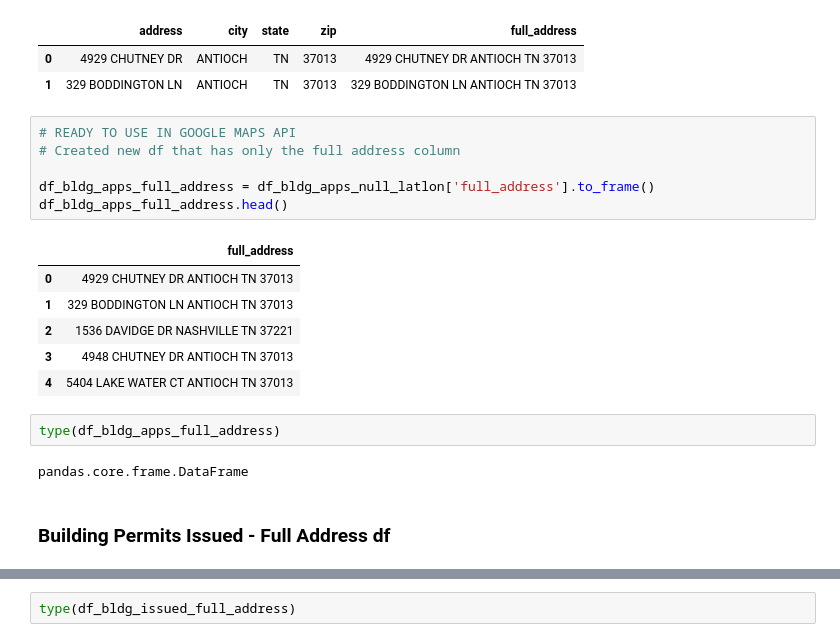
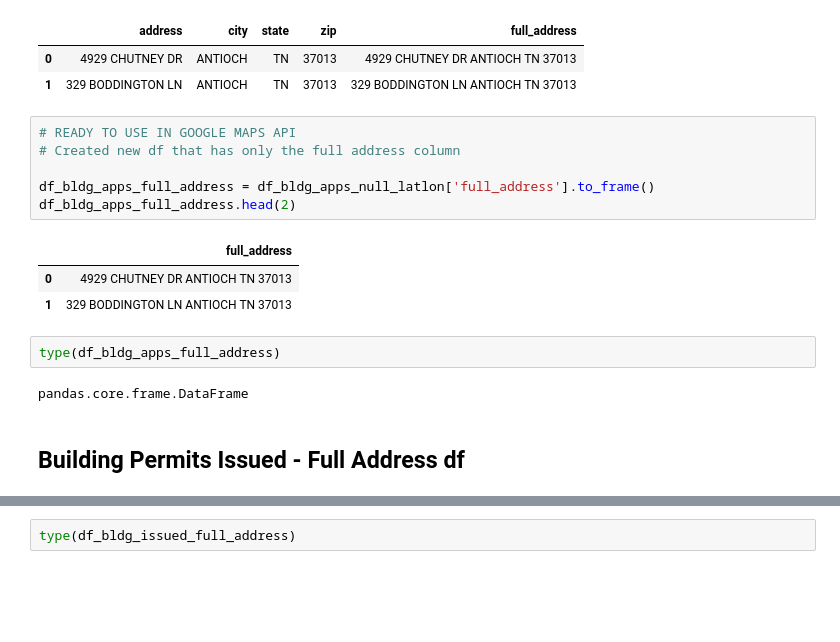
Before and after one commit to lorirocks/nashville-neighborhoods-capstone, a Jupyter notebook: notebooks/1_dataprep.ipynb, the cells around one changed output, grey strips where cells are left out. Cells and saved outputs as stored; diff of their text form; blank space fills up the shorter version.

```diff
--- a/notebooks/1_dataprep.ipynb
+++ b/notebooks/1_dataprep.ipynb
@@ -1617,22 +1582,19 @@ df_bldg_apps_null_latlon.head(2)
 # %%
 # READY TO USE IN GOOGLE MAPS API
 # Created new df that has only the full address column
 
 df_bldg_apps_full_address = df_bldg_apps_null_latlon['full_address'].to_frame()
-df_bldg_apps_full_address.head()
+df_bldg_apps_full_address.head(2)
 # %% [output]
 |  | full_address |
 | 0 | 4929 CHUTNEY DR ANTIOCH TN 37013 |
 | 1 | 329 BODDINGTON LN ANTIOCH TN 37013 |
-| 2 | 1536 DAVIDGE DR NASHVILLE TN 37221 |
-| 3 | 4948 CHUTNEY DR ANTIOCH TN 37013 |
-| 4 | 5404 LAKE WATER CT ANTIOCH TN 37013 |
 # %%
 type(df_bldg_apps_full_address)
 # %% [output]
 pandas.core.frame.DataFrame
 # %% [markdown]
-### Building Permits Issued - Full Address df
+## Building Permits Issued - Full Address df
 # %%
 # FOR: Bldg Permits Issued
 # FIRST: Concatenate addresses to match Googles format, all in one cell separated by spaces
```
Also changed, not shown: parts of 44 cells of this notebook, 6 other files.
